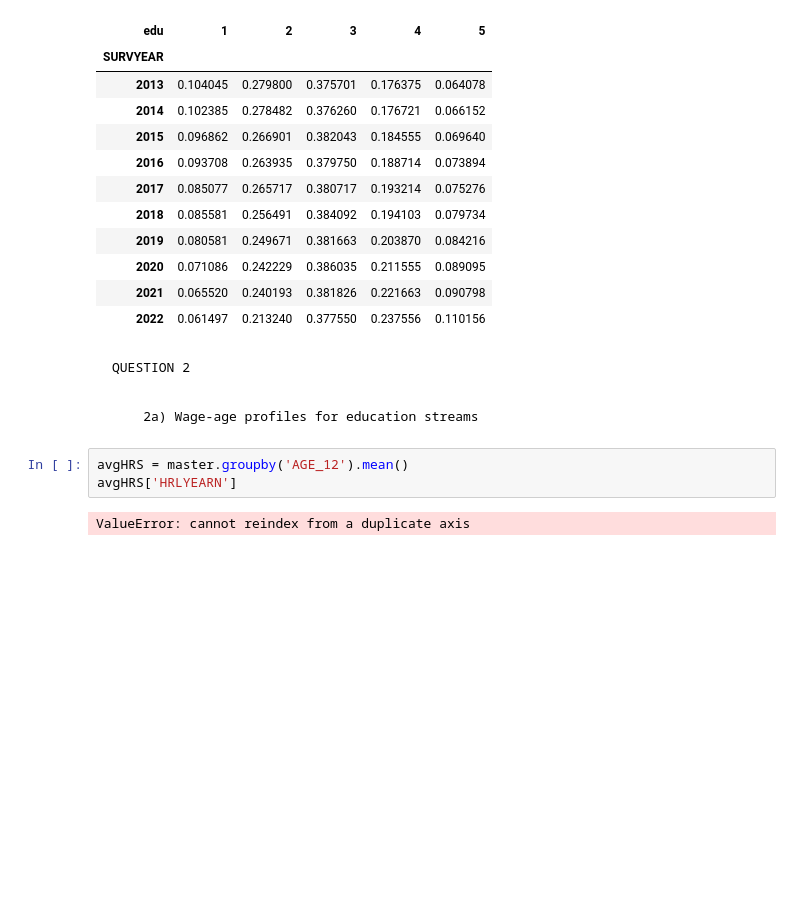
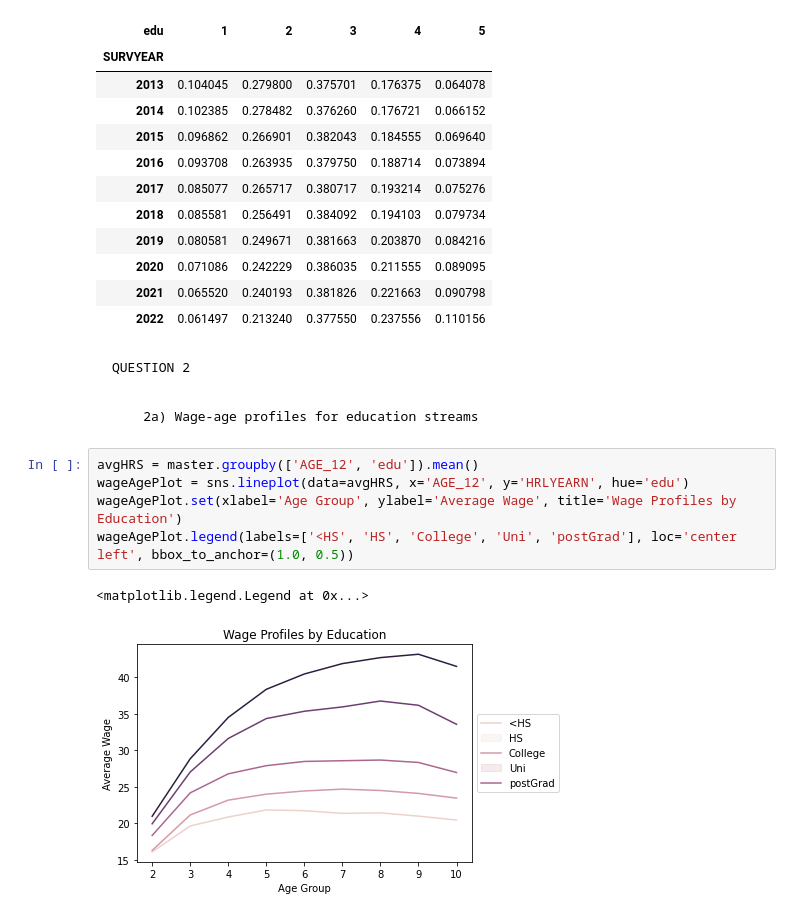
Before and after one commit to rahulsingh34/labour_econ_a2, a Jupyter notebook: assignment.ipynb, the cells around one changed output. Saved outputs shown, nothing was run; the diff lists cells and outputs as text; blank space fills up the shorter version.

```diff
--- a/assignment.ipynb
+++ b/assignment.ipynb
@@ -140,8 +141,11 @@ pd.crosstab(females['SURVYEAR'], females['edu'], normalize='index')
     QUESTION 2
 # %% [markdown]
         2a) Wage-age profiles for education streams
-# %%
-avgHRS = master.groupby('AGE_12').mean()
-avgHRS['HRLYEARN']
-# %% [output]
-ValueError: cannot reindex from a duplicate axis
+# %%
+avgHRS = master.groupby(['AGE_12', 'edu']).mean()
+wageAgePlot = sns.lineplot(data=avgHRS, x='AGE_12', y='HRLYEARN', hue='edu')
+wageAgePlot.set(xlabel='Age Group', ylabel='Average Wage', title='Wage Profiles by Education')
+wageAgePlot.legend(labels=['<HS', 'HS', 'College', 'Uni', 'postGrad'], loc='center left', bbox_to_anchor=(1.0, 0.5))
+# %% [output]
+<matplotlib.legend.Legend at 0x...>
+[figure, added]
```
Also changed, not shown: parts of 2 cells of this notebook.
